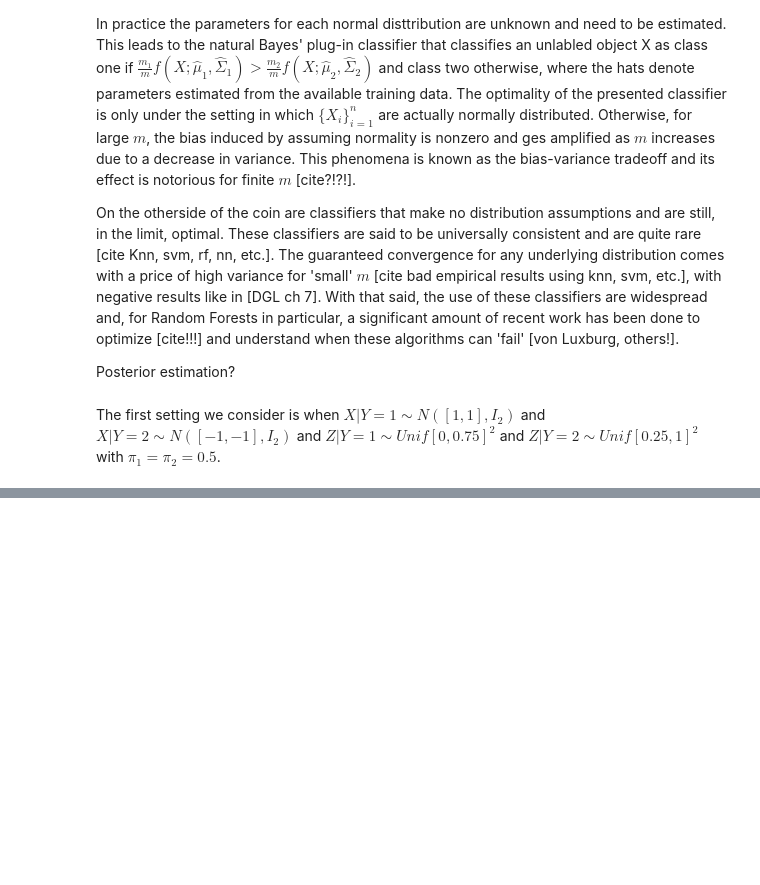
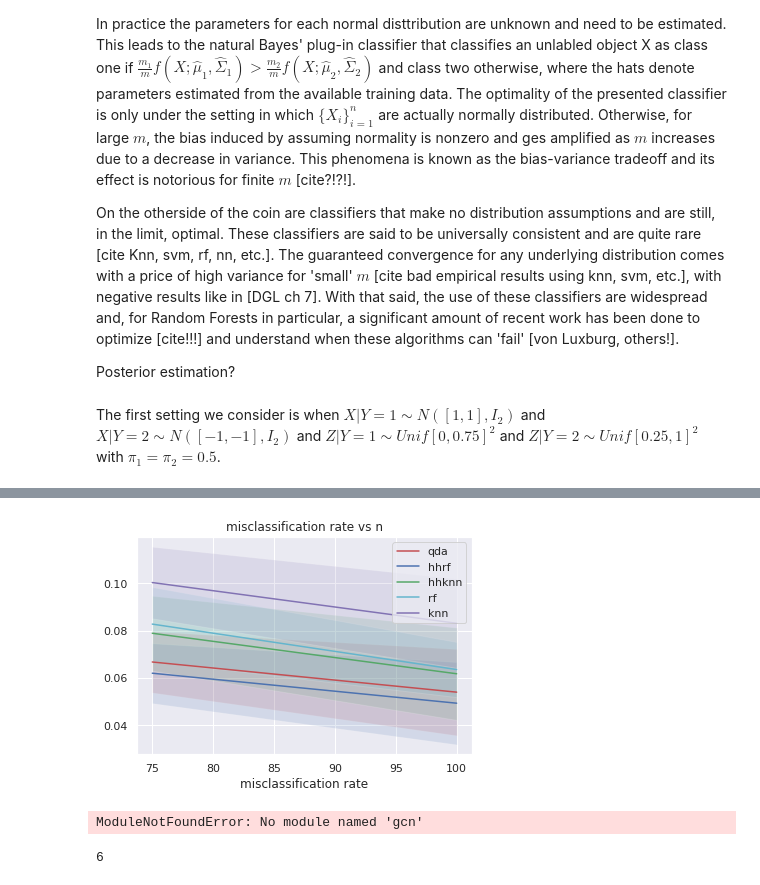
Before and after one commit to hhelm10/graphstats, a Jupyter notebook: experiments/vertex_classification_with_node_covariates/sbm_conditionally_ind.ipynb, the cells around one changed output, grey strips where cells are left out. Cells and saved outputs as stored; diff of their text form; code cells hidden in the pictures; blank space fills up the shorter version.

```diff
--- a/experiments/vertex_classification_with_node_covariates/sbm_conditionally_ind.ipynb
+++ b/experiments/vertex_classification_with_node_covariates/sbm_conditionally_ind.ipynb
@@ -281,0 +89,16 @@ qdap
+# %%
+plot_errors(n, all_errors_sbm, labels = ['qda', 'hhrf', 'hhknn', 'rf', 'knn'], png_title = 'sbm')
+# %% [output]
+[figure, added]
+# %%
+counts = np.random.multinomial(200, [0.5, 0.5])
+Z = beta_sampler(counts, beta_params)
+A = sbm(counts, B)
+
+import gcn
+# %% [output]
+ModuleNotFoundError: No module named 'gcn'
+# %%
+print("%i"%(10*p))
+# %% [output]
+6
```
Also changed, not shown: parts of 9 cells of this notebook, 5 other files.
